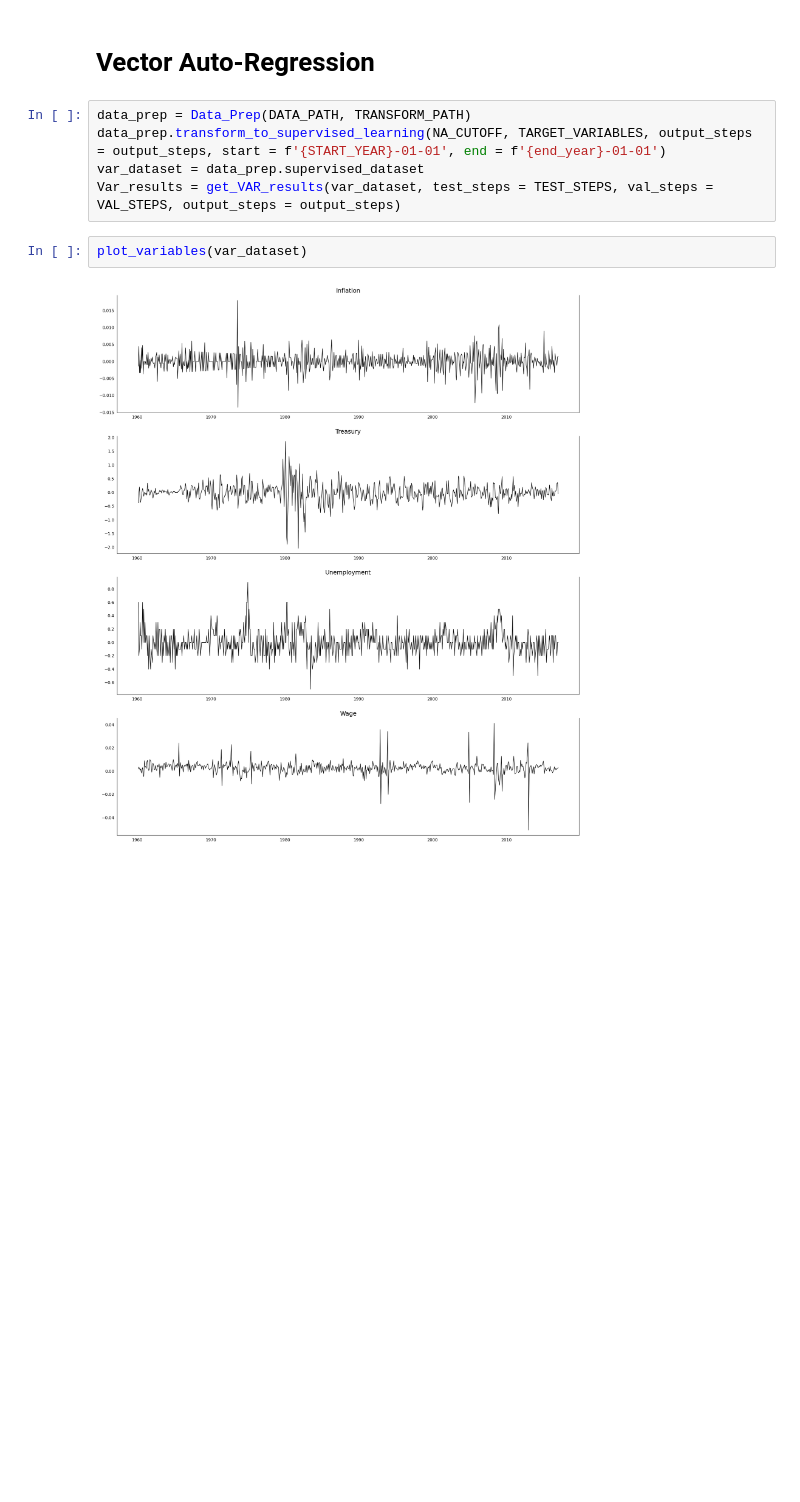
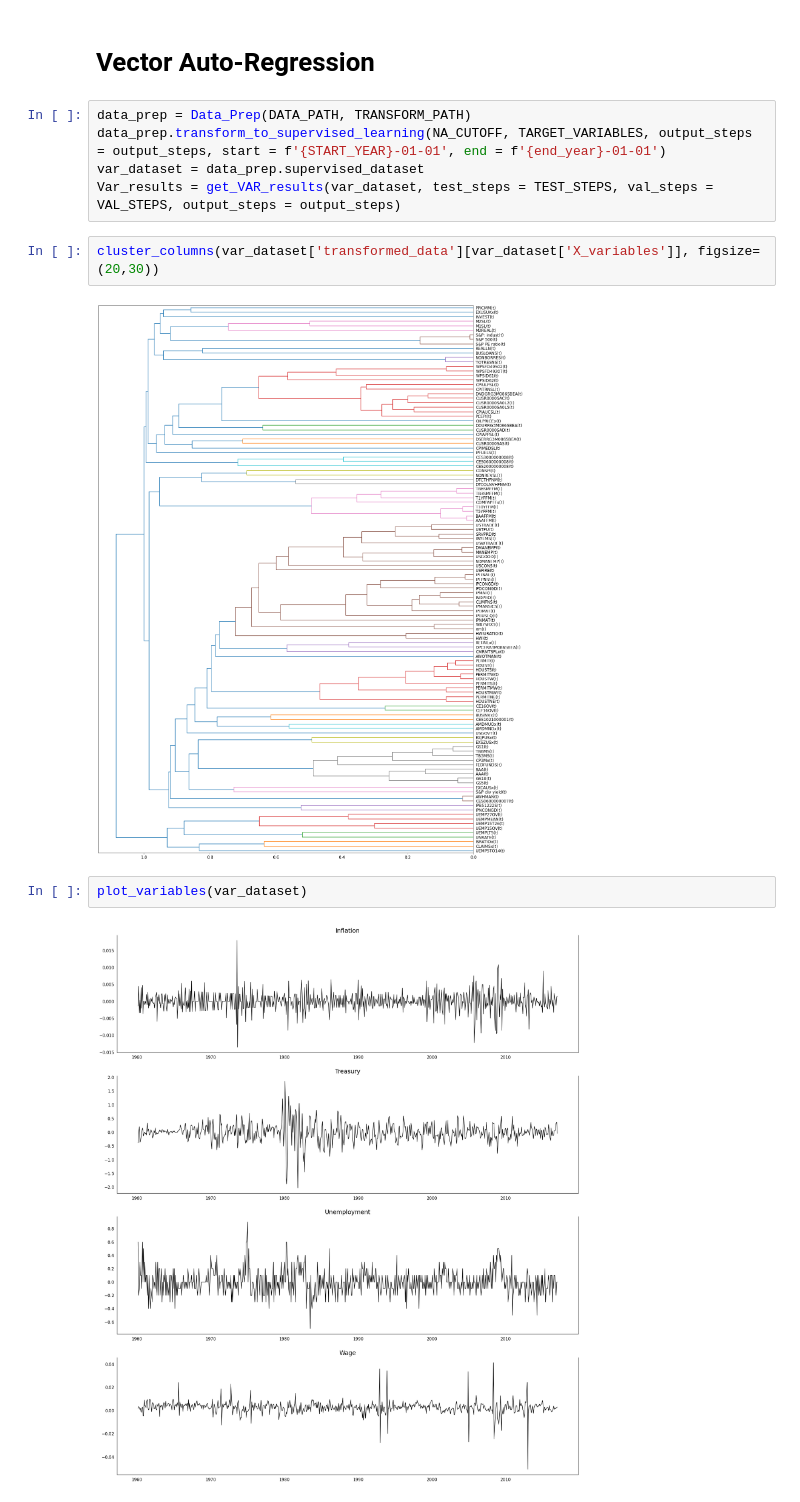
Before and after one commit to felixzhu17/CNN-LSTM-Actuarial-Forecasting, a Jupyter notebook: model_demo.ipynb, the cells around one changed output. Drawn from its saved outputs; the diff is of its cells as text; blank space fills up the shorter version.

```diff
--- a/model_demo.ipynb
+++ b/model_demo.ipynb
@@ -26,6 +23,10 @@ data_prep = Data_Prep(DATA_PATH, TRANSFORM_PATH)
 data_prep.transform_to_supervised_learning(NA_CUTOFF, TARGET_VARIABLES, output_steps = output_steps, start = f'{START_YEAR}-01-01', end = f'{end_year}-01-01')
 var_dataset = data_prep.supervised_dataset
 Var_results = get_VAR_results(var_dataset, test_steps = TEST_STEPS, val_steps = VAL_STEPS, output_steps = output_steps)
+# %%
+cluster_columns(var_dataset['transformed_data'][var_dataset['X_variables']], figsize=(20,30))
+# %% [output]
+[figure, added]
 # %%
 plot_variables(var_dataset)
 # %% [output]
```
Also changed, not shown: parts of 7 cells of this notebook, 20 other files.
